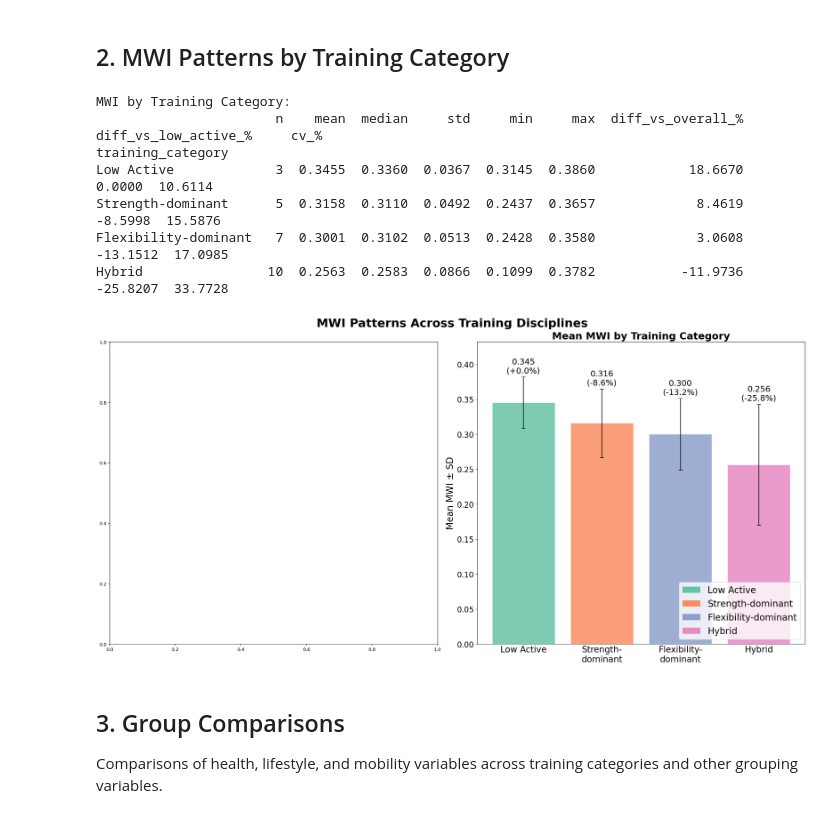
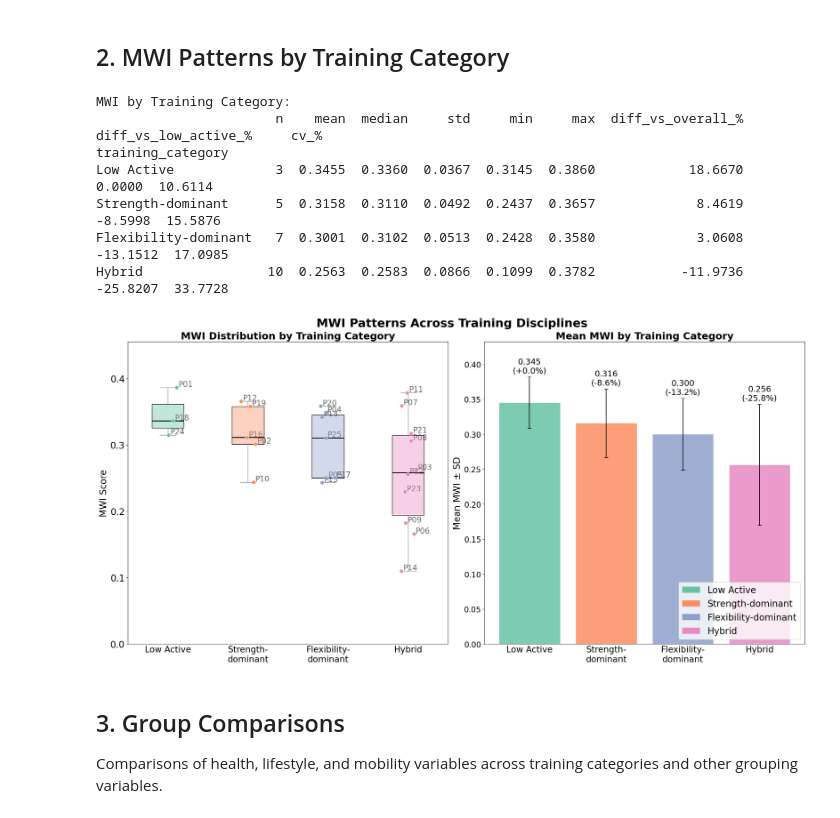
Before and after one commit to Anna-Shats/Quantifying_Mobility_Thesis, a Jupyter notebook: notebooks/06_eda_advanced.ipynb, the cells around one changed output. Cells and saved outputs as stored; diff of their text form; code cells hidden in the pictures.

Commit message:
updated figures

```diff
--- a/notebooks/06_eda_advanced.ipynb
+++ b/notebooks/06_eda_advanced.ipynb
@@ -267,6 +267,7 @@ y_top    = data_max + (data_max - data_min) * 0.25
 fig, axes = plt.subplots(1, 2, figsize=(22, 11))
 
 #  Left: Box + strip plot
+ax = axes[0]
 ax.set_ylim(0, y_top)
 
 for i, cat in enumerate(cats_order):
@@ -306,34 +307,34 @@ ax.set_xticks(range(len(cats_order)))
 ax.set_xticklabels([c.replace('-', '-\n') for c in cats_order], fontsize=19)
 ax.set_ylabel('Mean MWI ± SD', fontsize=20)
 ax.tick_params(axis='y', labelsize=17)
 ax.set_title('Mean MWI by Training Category', fontsize=22, fontweight='bold')
 
 for bar, cat in zip(bars, cats_order):
     val = summary.loc[cat, 'mean']
     sd  = summary.loc[cat, 'std'] if pd.notna(summary.loc[cat, 'std']) else 0
     pct = summary.loc[cat, 'diff_vs_low_active_%']
     ax.text(bar.get_x() + bar.get_width() / 2,
             bar.get_height() + sd + 0.003,
             f'{val:.3f}\n({pct:+.1f}%)',
             ha='center', va='bottom', fontsize=18, zorder=5)
 
 from matplotlib.patches import Patch
 legend_elements = [Patch(facecolor=palette[c], label=c) for c in cats_order]
 ax.legend(handles=legend_elements, fontsize=20, loc='lower right')
 ax.tick_params(axis='x', length=0)
 
 plt.suptitle('MWI Patterns Across Training Disciplines', fontsize=26, fontweight='bold')
 plt.tight_layout()
 plt.show()
 # %% [output]
 MWI by Training Category:
                        n    mean  median     std     min     max  diff_vs_overall_%  diff_vs_low_active_%     cv_%
 training_category
 Low Active             3  0.3455  0.3360  0.0367  0.3145  0.3860            18.6670                0.0000  10.6114
 Strength-dominant      5  0.3158  0.3110  0.0492  0.2437  0.3657             8.4619               -8.5998  15.5876
 Flexibility-dominant   7  0.3001  0.3102  0.0513  0.2428  0.3580             3.0608              -13.1512  17.0985
 Hybrid                10  0.2563  0.2583  0.0866  0.1099  0.3782           -11.9736              -25.8207  33.7728
-[figure, old version]
+[figure, new version]
 # %% [markdown]
 ## 3. Group Comparisons
 
```
Also changed, not shown: parts of 1 cell of this notebook, 6 other files.
